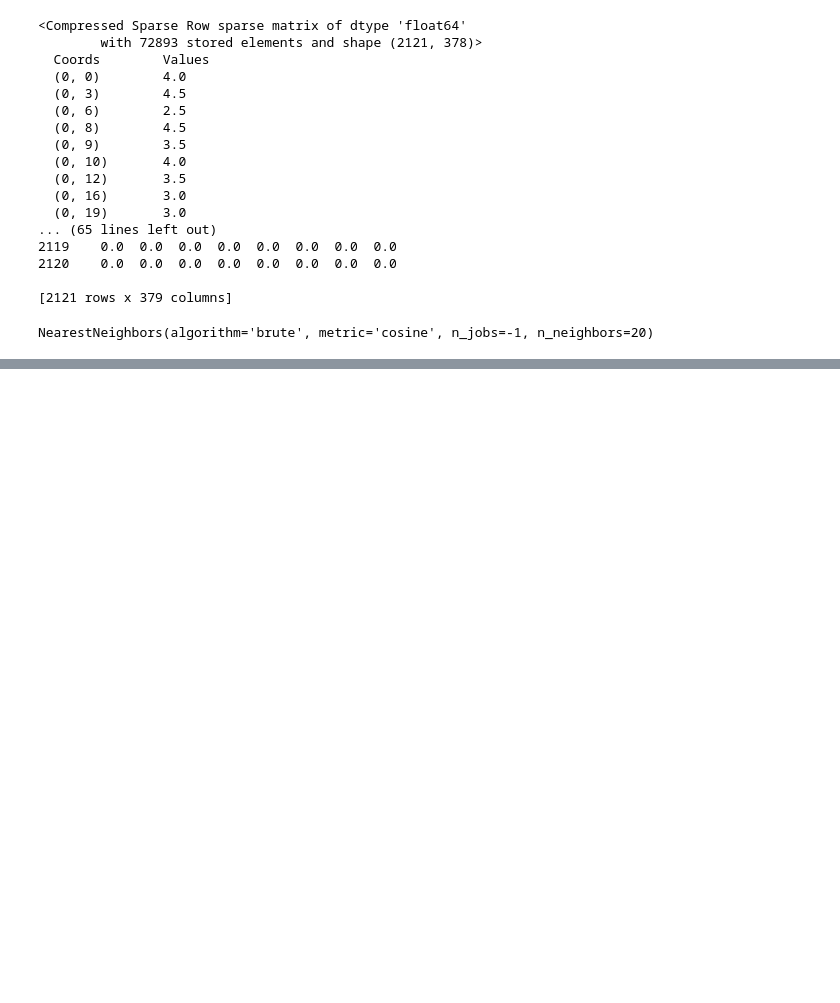
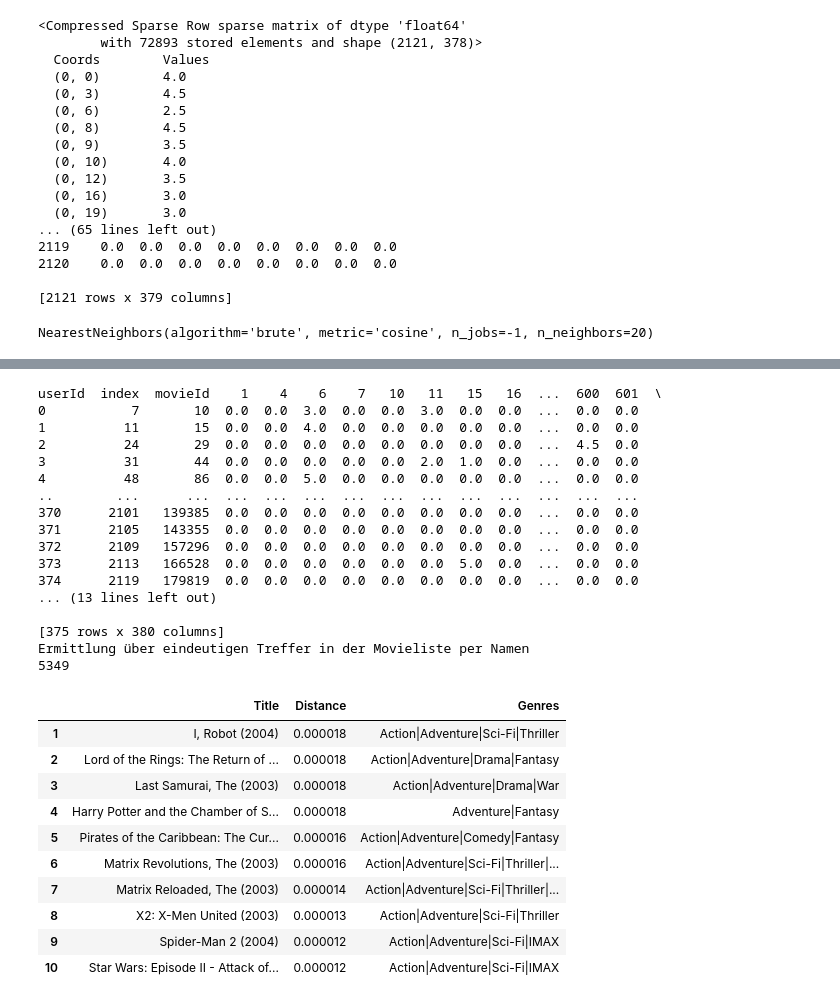
Before and after one commit to marcushsv/Movie-Recommender-Asaai, a Jupyter notebook: Movie Recommendation System_Marcus_Marco_merged.ipynb, the cells around one changed output, grey strips where cells are left out. Cells and saved outputs as stored; diff of their text form; code cells hidden in the pictures; blank space fills up the shorter version.

```diff
--- a/Movie Recommendation System_Marcus_Marco_merged.ipynb
+++ b/Movie Recommendation System_Marcus_Marco_merged.ipynb
@@ -332,3 +382,34 @@ Ausgewählt: Avatar (2009)
+# %%
+get_recommendation_genre("Spider Man ","Adventure","Children")
+# %% [output]
+userId  index  movieId    1    4    6    7   10   11   15   16  ...  600  601  \
+0           7       10  0.0  0.0  3.0  0.0  0.0  3.0  0.0  0.0  ...  0.0  0.0
+1          11       15  0.0  0.0  4.0  0.0  0.0  0.0  0.0  0.0  ...  0.0  0.0
+2          24       29  0.0  0.0  0.0  0.0  0.0  0.0  0.0  0.0  ...  4.5  0.0
+3          31       44  0.0  0.0  0.0  0.0  0.0  2.0  1.0  0.0  ...  0.0  0.0
+4          48       86  0.0  0.0  5.0  0.0  0.0  0.0  0.0  0.0  ...  0.0  0.0
+..        ...      ...  ...  ...  ...  ...  ...  ...  ...  ...  ...  ...  ...
+370      2101   139385  0.0  0.0  0.0  0.0  0.0  0.0  0.0  0.0  ...  0.0  0.0
+371      2105   143355  0.0  0.0  0.0  0.0  0.0  0.0  0.0  0.0  ...  0.0  0.0
+372      2109   157296  0.0  0.0  0.0  0.0  0.0  0.0  0.0  0.0  ...  0.0  0.0
+373      2113   166528  0.0  0.0  0.0  0.0  0.0  0.0  5.0  0.0  ...  0.0  0.0
+374      2119   179819  0.0  0.0  0.0  0.0  0.0  0.0  0.0  0.0  ...  0.0  0.0
+... (13 lines left out)
+
+[375 rows x 380 columns]
+Ermittlung über eindeutigen Treffer in der Movieliste per Namen
+5349
+|  | Title | Distance | Genres |
+| 1 | I, Robot (2004) | 0.000018 | Action|Adventure|Sci-Fi|Thriller |
+| 2 | Lord of the Rings: The Return of ... | 0.000018 | Action|Adventure|Drama|Fantasy |
+| 3 | Last Samurai, The (2003) | 0.000018 | Action|Adventure|Drama|War |
+| 4 | Harry Potter and the Chamber of S... | 0.000018 | Adventure|Fantasy |
+| 5 | Pirates of the Caribbean: The Cur... | 0.000016 | Action|Adventure|Comedy|Fantasy |
+| 6 | Matrix Revolutions, The (2003) | 0.000016 | Action|Adventure|Sci-Fi|Thriller|... |
+| 7 | Matrix Reloaded, The (2003) | 0.000014 | Action|Adventure|Sci-Fi|Thriller|... |
+| 8 | X2: X-Men United (2003) | 0.000013 | Action|Adventure|Sci-Fi|Thriller |
+| 9 | Spider-Man 2 (2004) | 0.000012 | Action|Adventure|Sci-Fi|IMAX |
+| 10 | Star Wars: Episode II - Attack of... | 0.000012 | Action|Adventure|Sci-Fi|IMAX |
 # %%
 def get_recommendation(movie_name):
     normalized_movie_name = normalize_string(movie_name)
```
Also changed, not shown: parts of 16 cells of this notebook.
